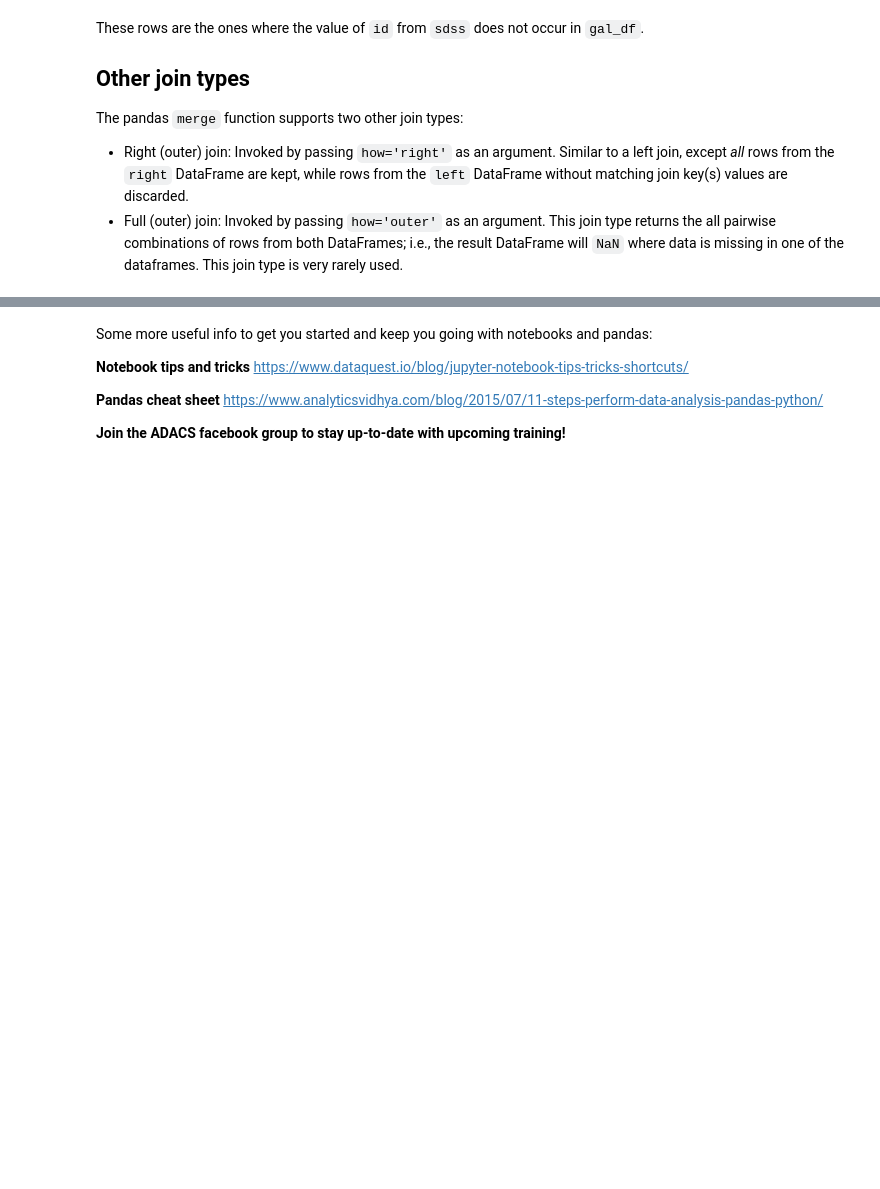
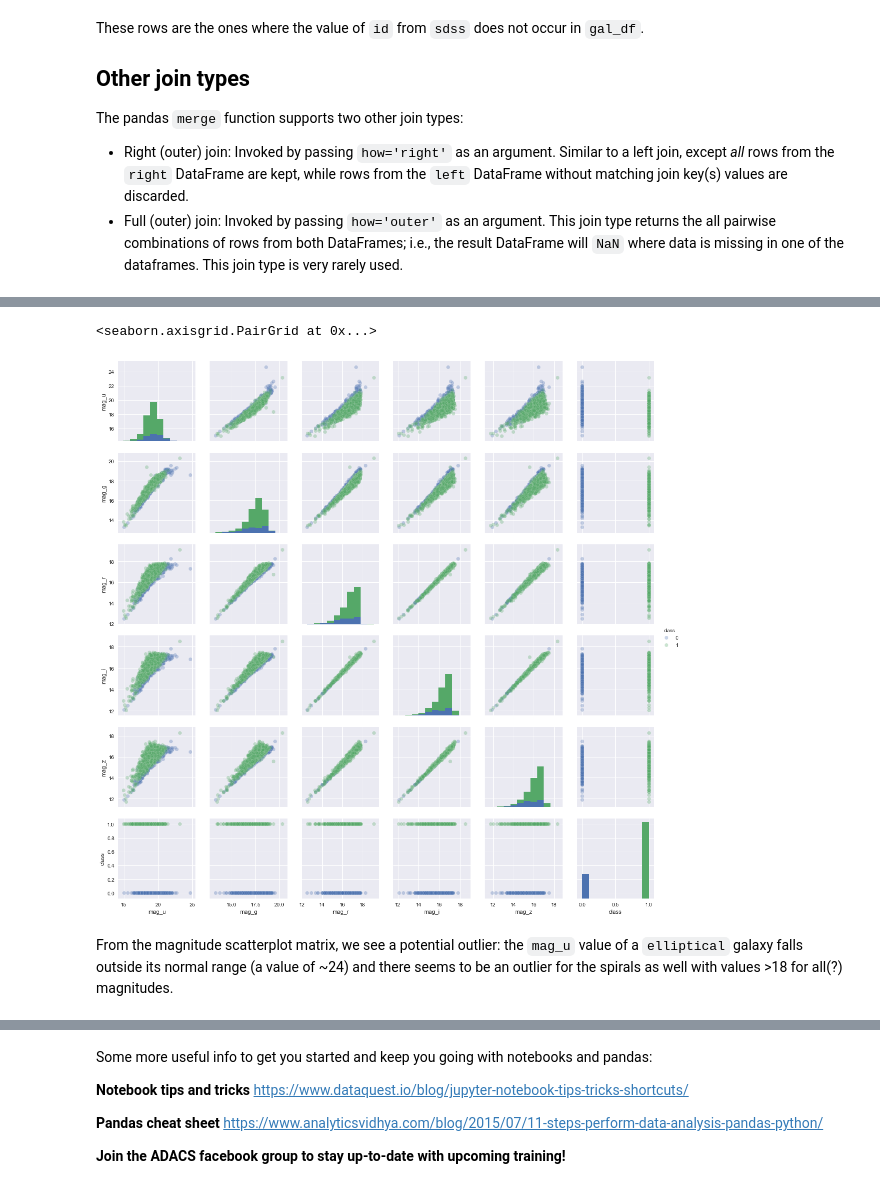
Before and after one commit to ADACS-Australia/ADACS-obs-workshop, a Jupyter notebook: DAY2/pandas/Intro_to_pandas_answers.ipynb, the cells around one changed output, grey strips where cells are left out. Drawn from its saved outputs; the diff is of its cells as text; code cells hidden in the pictures; blank space fills up the shorter version.

```diff
--- a/DAY2/pandas/Intro_to_pandas_answers.ipynb
+++ b/DAY2/pandas/Intro_to_pandas_answers.ipynb
@@ -1016,0 +1295,6 @@ The pandas `merge` function supports two other join types:
+# %%
+# Only retain records with > 0 values in our dataset
+data = data[(data.iloc[:, 4:-5] > 0).all(axis=1)]
+
+# Let's check the summary stats again
+data.describe()
@@ -1016,0 +1319,8 @@ The pandas `merge` function supports two other join types:
+# %%
+# 1. Filter records using the uncertain column
+f1 = data[data['uncertain'] == 0]
+print('# records after removing uncertain rows: %d' % (len(f1)))
+
+# 2. Filter records using the debiased probabilities ≥ 0.5
+f2 = f1[(f1['p_el_debiased'] >= 0.5) | (f1['p_cs_debiased'] >= 0.5)]
+print('# records with ≥ 0.5 debiased probability: %d' % (len(f2)))
@@ -1016,0 +1348,3 @@ The pandas `merge` function supports two other join types:
+# %%
+# use .copy to create and independent copy of the dataframe
+df = f2.copy()
@@ -1016,0 +1356,11 @@ The pandas `merge` function supports two other join types:
+# %%
+# Create the class column - do this by renaming the 'spiral' column to 'class'
+df.rename(columns={'spiral': 'class'}, inplace=True)
+
+# Remove unwanted columns
+unwanted_columns = ['ra', 'dec', 'votes', 'p_el_debiased',
+                    'p_cs_debiased', 'elliptical', 'uncertain']
+df.drop(unwanted_columns, axis=1, inplace=True)
+
+# Inspect the first few rows of our prepared dataset
+df.head()
@@ -1016,0 +1416,10 @@ The pandas `merge` function supports two other join types:
+# %%
+# Magnitudes scatterplot
+magnitudes = ['mag_u', 'mag_g', 'mag_r', 'mag_i', 'mag_z']
+selected_columns = magnitudes + ['class']
+sb.pairplot(df[selected_columns], hue='class', plot_kws={'alpha': 0.3})
+# %% [output]
+<seaborn.axisgrid.PairGrid at 0x...>
+[figure, added]
+# %% [markdown]
+From the magnitude scatterplot matrix, we see a potential outlier: the `mag_u` value of a `elliptical` galaxy falls outside its normal range (a value of ~24) and there seems to be an outlier for the spirals as well with values >18 for all(?) magnitudes.
```
Also changed, not shown: parts of 66 cells of this notebook.
